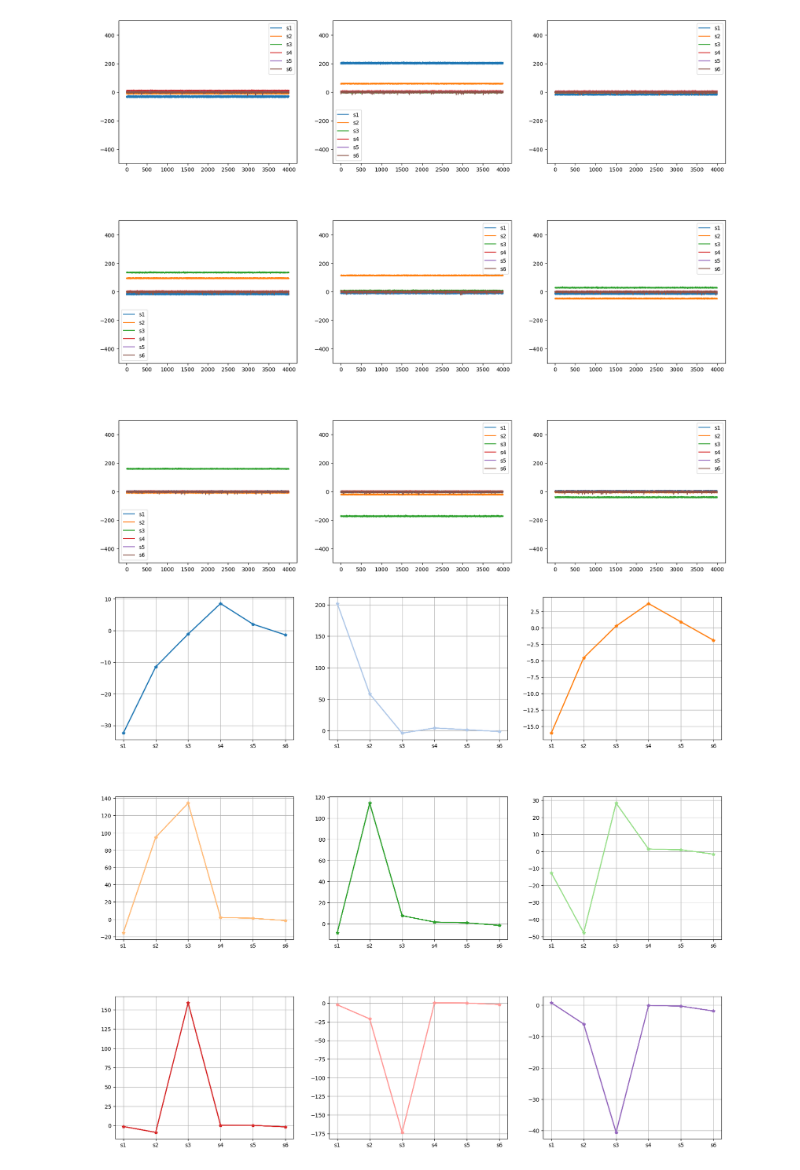
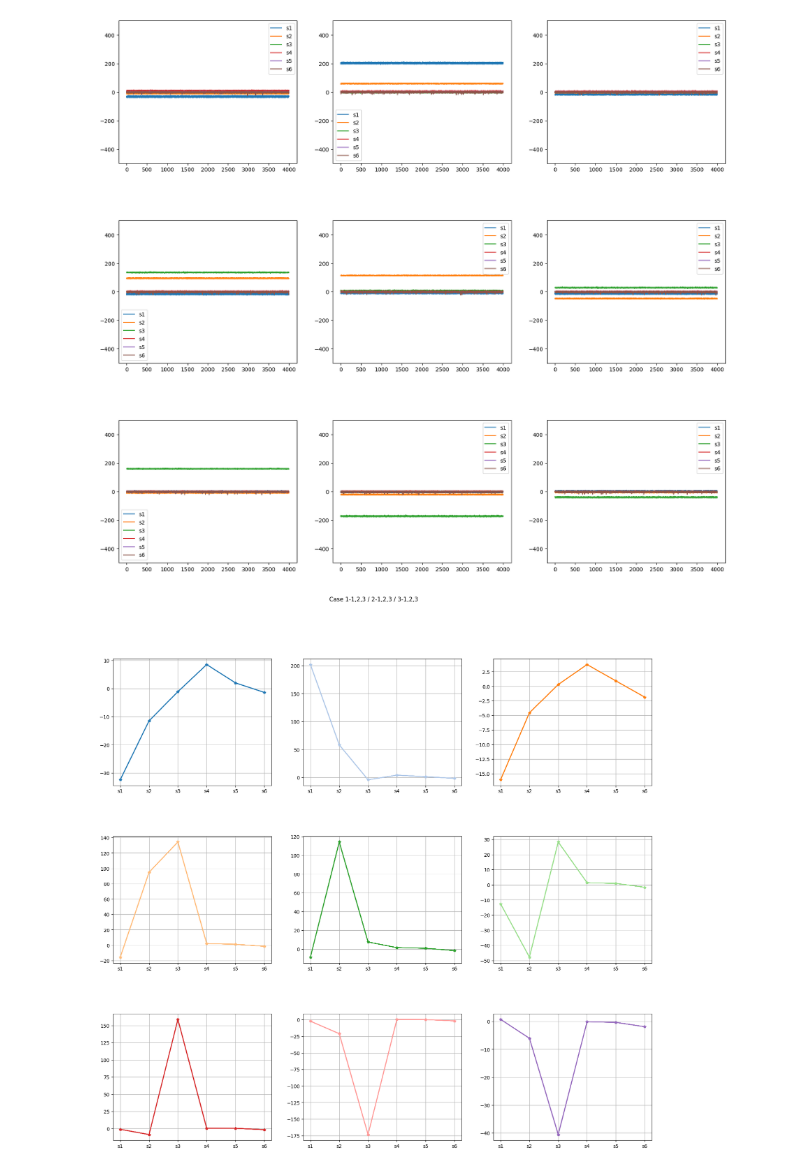
Before and after one commit to WooHyuck-Jeong/Code, a Jupyter notebook: Test0919/2_PlotData.ipynb, the cells around one changed output. Cells and saved outputs as stored; diff of their text form; code cells hidden in the pictures.

Commit message:
Test 0919 Plot mean data

```diff
--- a/Test0919/2_PlotData.ipynb
+++ b/Test0919/2_PlotData.ipynb
@@ -94,20 +94,21 @@ meanScaled = [scaledData[i].mean(axis= 0) for i in range(len(scaledData))]
 # %%
 import matplotlib
 
 fig, axs = plt.subplots(3, 3, figsize= (20, 18))
 cmap = matplotlib.colormaps.get_cmap('tab20')
 colors = [cmap(i) for i in range(9)]
 
 yLimit = [-2400, 2400]
 
 for i, ax in enumerate(axs.flat):
     for sensor in sensorNames:
         meanScaled[i].plot(kind= "line",
                            ax= ax,
                            grid= True,
                            marker= "*",
                            color= colors[i])
 plt.subplots_adjust(hspace= 0.4)
+plt.suptitle("Case 1-1,2,3 / 2-1,2,3 / 3-1,2,3")
 plt.show()
 # %% [output]
-[figure, old version]
+[figure, new version]
```
Also changed, not shown: parts of 8 cells of this notebook.
